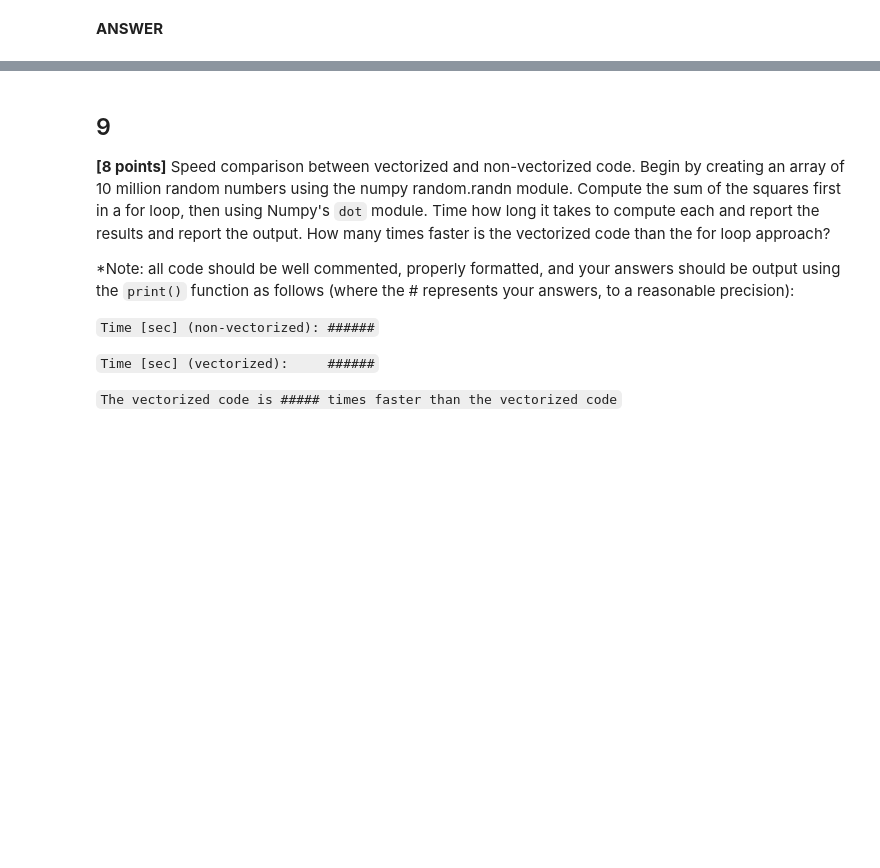
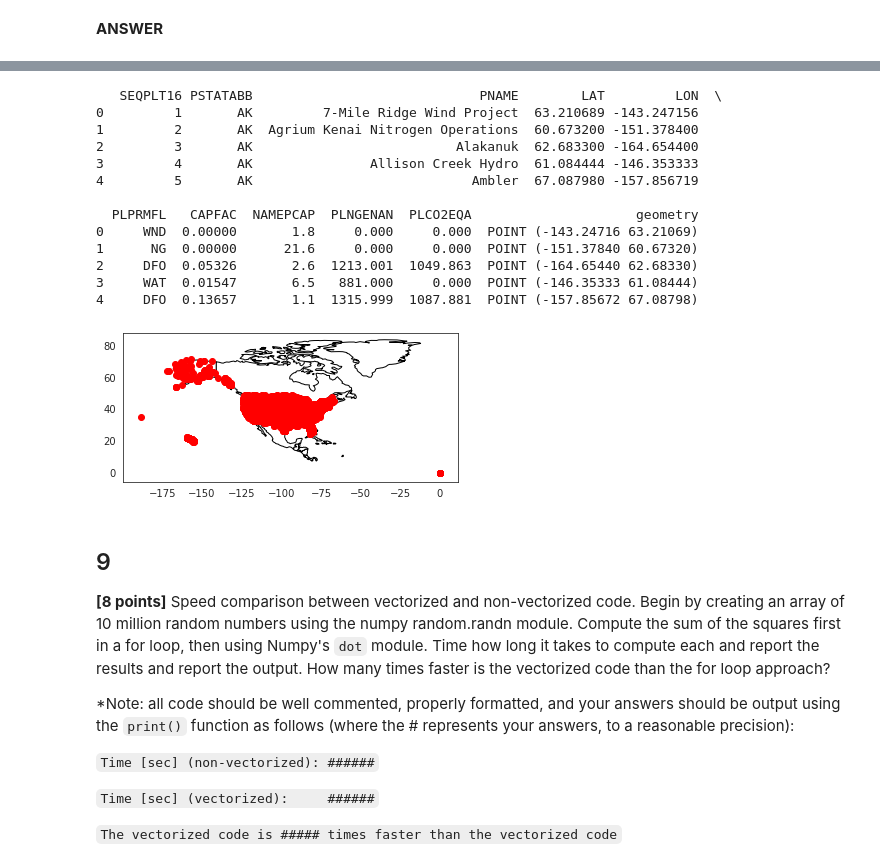
Before and after one commit to ravitashaw/ids705, a Jupyter notebook: assignment1/Assignment_1.ipynb, the cells around one changed output, grey strips where cells are left out. Saved outputs shown, nothing was run; the diff lists cells and outputs as text; code cells hidden in the pictures; blank space fills up the shorter version.

```diff
--- a/assignment1/Assignment_1.ipynb
+++ b/assignment1/Assignment_1.ipynb
@@ -705,3 +778,37 @@ There also are a couple of "gotchas" to watch out for with this dataset:
+# %%
+import geopandas
+import matplotlib.pyplot as plt
+
+gdf = geopandas.GeoDataFrame(
+    egrid, geometry=geopandas.points_from_xy(egrid.LON, egrid.LAT))
+
+print(gdf.head())
+
+world = geopandas.read_file(geopandas.datasets.get_path('naturalearth_lowres'))
+
+# We restrict to South America.
+ax = world[world.continent == 'North America'].plot(
+    color='white', edgecolor='black')
+
+# We can now plot our ``GeoDataFrame``.
+gdf.plot(ax=ax, color='red')
+
+plt.show()
+# %% [output]
+   SEQPLT16 PSTATABB                             PNAME        LAT         LON  \
+0         1       AK         7-Mile Ridge Wind Project  63.210689 -143.247156
+1         2       AK  Agrium Kenai Nitrogen Operations  60.673200 -151.378400
+2         3       AK                          Alakanuk  62.683300 -164.654400
+3         4       AK               Allison Creek Hydro  61.084444 -146.353333
+4         5       AK                            Ambler  67.087980 -157.856719
+
+  PLPRMFL   CAPFAC  NAMEPCAP  PLNGENAN  PLCO2EQA                     geometry
+0     WND  0.00000       1.8     0.000     0.000  POINT (-143.24716 63.21069)
+1      NG  0.00000      21.6     0.000     0.000  POINT (-151.37840 60.67320)
+2     DFO  0.05326       2.6  1213.001  1049.863  POINT (-164.65440 62.68330)
+3     WAT  0.01547       6.5   881.000     0.000  POINT (-146.35333 61.08444)
+4     DFO  0.13657       1.1  1315.999  1087.881  POINT (-157.85672 67.08798)
+[figure, added]
 # %% [markdown]
 ## 9
 **[8 points]** Speed comparison between vectorized and non-vectorized code. Begin by creating an array of 10 million random numbers using the numpy random.randn module. Compute the sum of the squares first in a for loop, then using Numpy's `dot` module. Time how long it takes to compute each and report the results and report the output. How many times faster is the vectorized code than the for loop approach?
```
Also changed, not shown: parts of 17 cells of this notebook, 5 other files.
